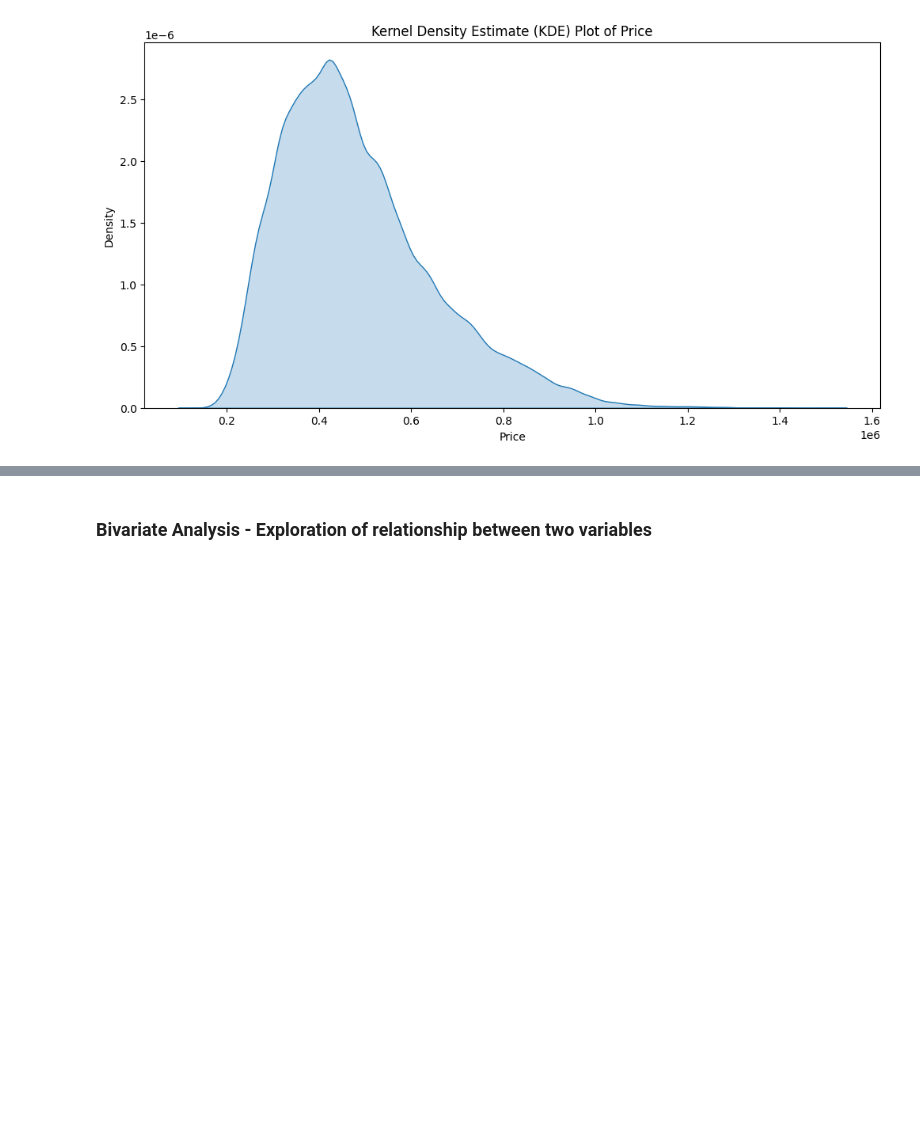
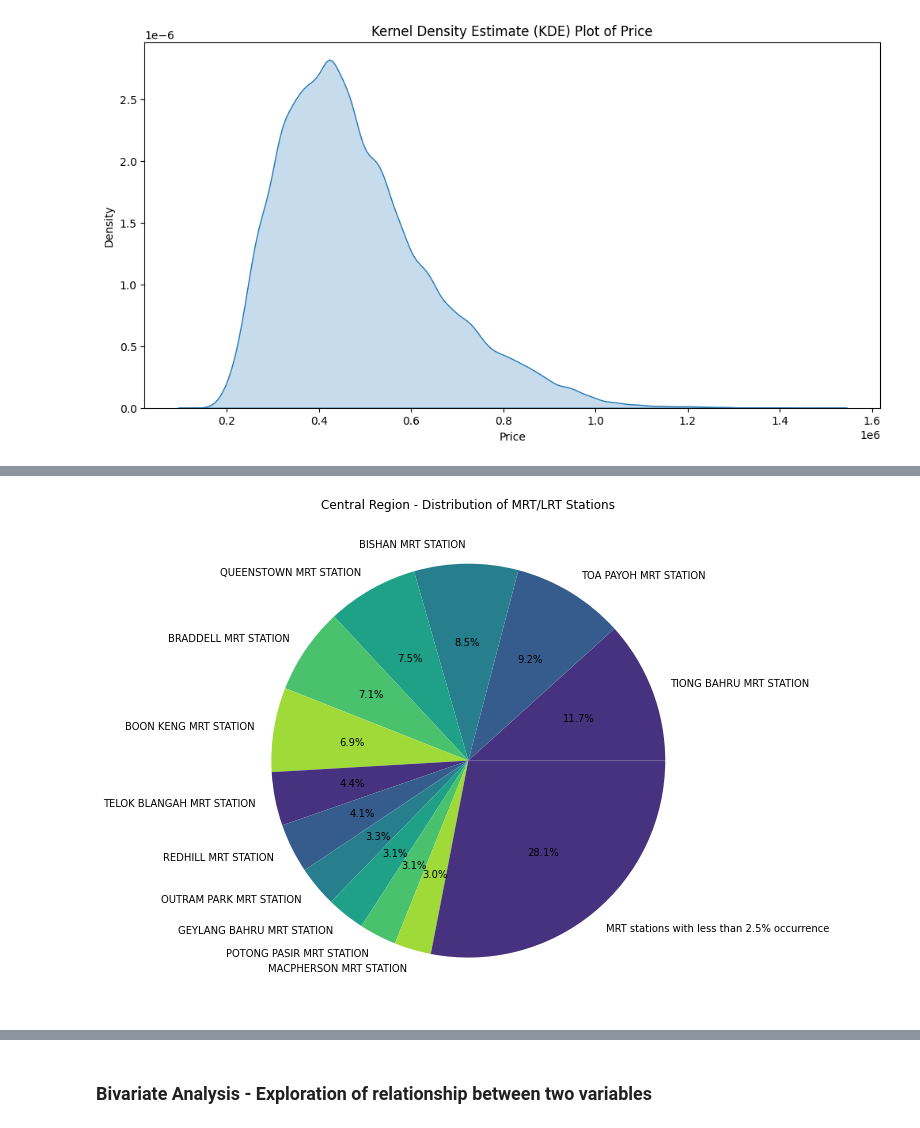
Before and after one commit to DheepthaRajesh/dheeptha_rajesh, a Jupyter notebook: Final-Predict-Public-Housing-Prices.ipynb, the cells around one changed output, grey strips where cells are left out. Cells and saved outputs as stored; diff of their text form; code cells hidden in the pictures; blank space fills up the shorter version.

```diff
--- a/Final-Predict-Public-Housing-Prices.ipynb
+++ b/Final-Predict-Public-Housing-Prices.ipynb
@@ -494,0 +547,30 @@ plt.show()
+# %%
+# Plot pie charts for Central region
+central_stations = df_final[df_final['Region'] == 'Central']['NearestMRT'].value_counts()
+
+total_count = central_stations.sum()
+
+# Threshold for grouping stations
+threshold = 0.025 * total_count
+other_stations = central_stations[central_stations < threshold]
+
+# Sum up counts for stations below the threshold
+other_count = other_stations.sum()
+central_stations = central_stations.drop(other_stations.index)
+
+central_stations['MRT stations with less than 2.5% occurrence'] = other_count
+
+# Plot pie chart
+plt.figure(figsize=(30, 20), facecolor='white')
+plt.subplot(233)
+plt.pie(central_stations, labels=central_stations.index, autopct='%1.1f%%', colors=sns.color_palette('viridis'))
+plt.title('Central Region - Distribution of MRT/LRT Stations')
+plt.show()
+
+# Interpretation - The pie chart below shows the distribution of nearest MRT/LRT stations in the Central region.
+# Tiong Bahru MRT Station has the most number of nearby HDB properties
+# There is a significant percentage of MRT/LRT Stations (28.1%) with less than 2.5% occurance of HDB properties nearby, which mainly comes
+# the large number of MRT stations nearby each other, as well as it being more of a business district and entertainment area rather than
+# a residential one. This concentration of stations in urban and commercial hubs often leads to lower residential density in the immediate vicinity.
+# %% [output]
+[figure, added]
```
Also changed, not shown: parts of 9 cells of this notebook.
